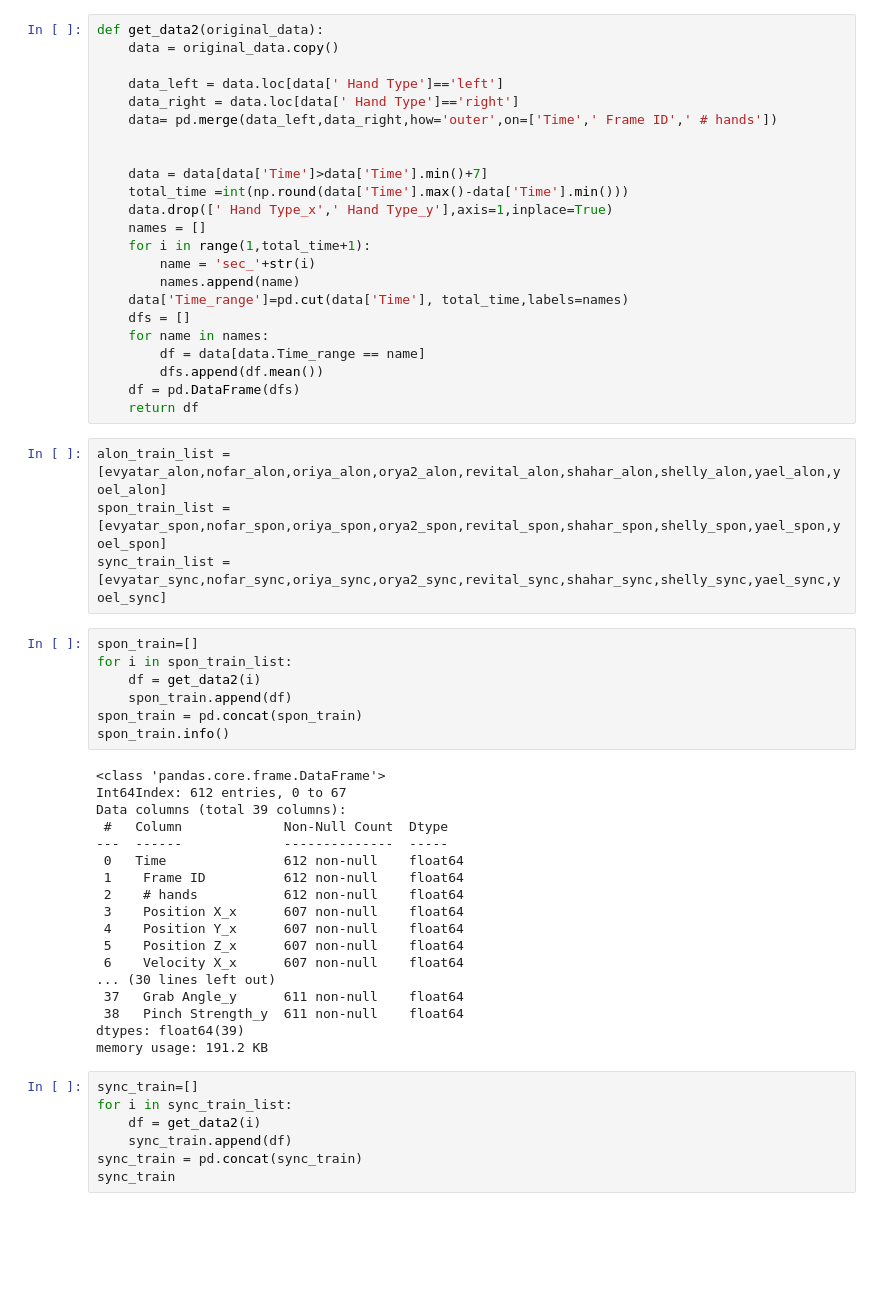
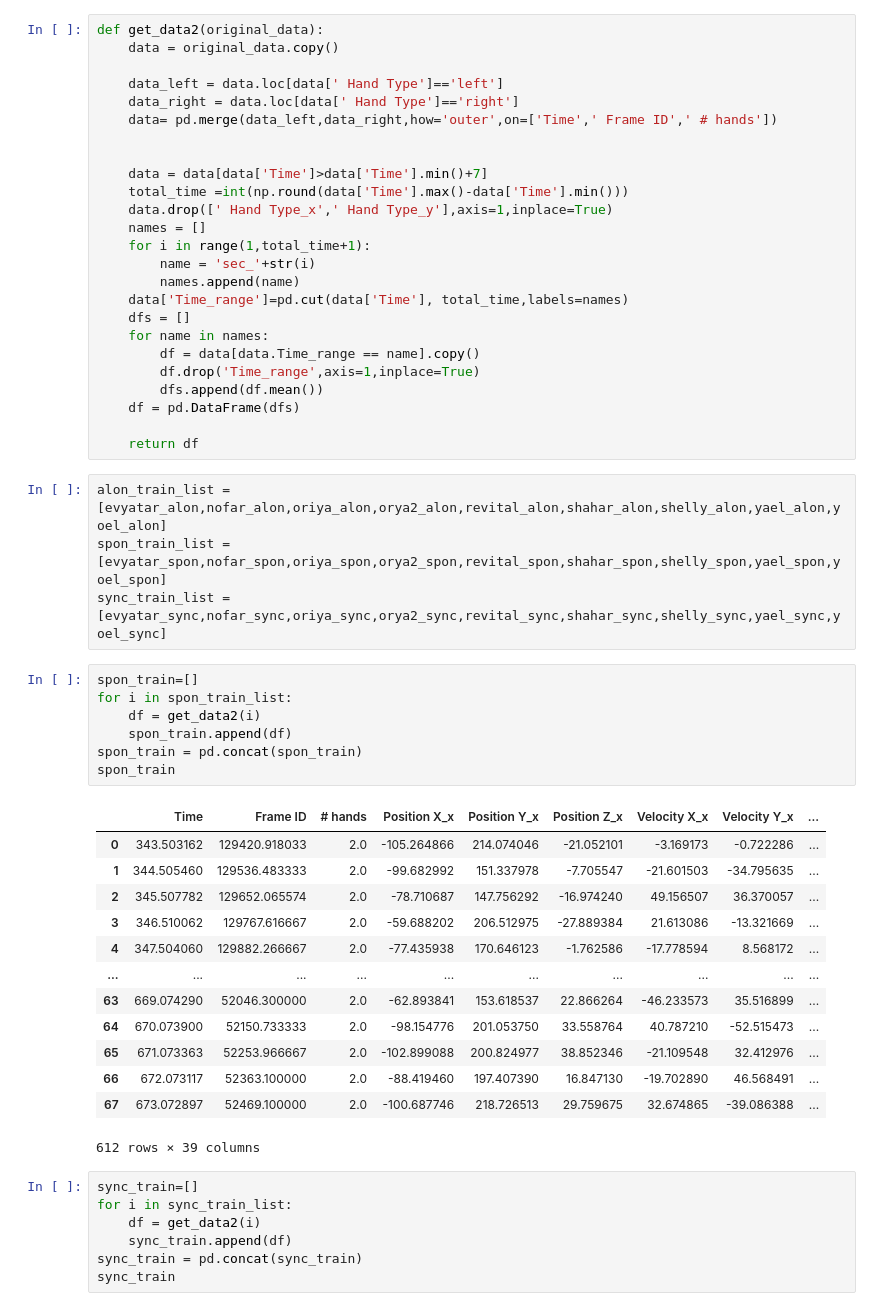
Before and after one commit to or-yitshak/Final-Project-Semester-B, a Jupyter notebook: Notebook 4.ipynb, the cells around one changed output. Saved outputs shown, nothing was run; the diff lists cells and outputs as text; blank space fills up the shorter version.

```diff
--- a/Notebook 4.ipynb
+++ b/Notebook 4.ipynb
@@ -145,9 +145,11 @@ def get_data2(original_data):
     data['Time_range']=pd.cut(data['Time'], total_time,labels=names)
     dfs = []
     for name in names:
-        df = data[data.Time_range == name]
+        df = data[data.Time_range == name].copy()
+        df.drop('Time_range',axis=1,inplace=True)
         dfs.append(df.mean())
     df = pd.DataFrame(dfs)
+
     return df
 # %%
 alon_train_list = [evyatar_alon,nofar_alon,oriya_alon,orya2_alon,revital_alon,shahar_alon,shelly_alon,yael_alon,yoel_alon]
@@ -156,28 +158,24 @@ sync_train_list = [evyatar_sync,nofar_sync,oriya_sync,orya2_sync,revital_sync,sh
 # %%
 spon_train=[]
 for i in spon_train_list:
     df = get_data2(i)
     spon_train.append(df)
 spon_train = pd.concat(spon_train)
-spon_train.info()
+spon_train
 # %% [output]
+|  | Time | Frame ID | # hands | Position X_x | Position Y_x | Position Z_x | Velocity X_x | Velocity Y_x | ... |
+| 0 | 343.503162 | 129420.918033 | 2.0 | -105.264866 | 214.074046 | -21.052101 | -3.169173 | -0.722286 | ... |
+| 1 | 344.505460 | 129536.483333 | 2.0 | -99.682992 | 151.337978 | -7.705547 | -21.601503 | -34.795635 | ... |
+| 2 | 345.507782 | 129652.065574 | 2.0 | -78.710687 | 147.756292 | -16.974240 | 49.156507 | 36.370057 | ... |
+| 3 | 346.510062 | 129767.616667 | 2.0 | -59.688202 | 206.512975 | -27.889384 | 21.613086 | -13.321669 | ... |
+| 4 | 347.504060 | 129882.266667 | 2.0 | -77.435938 | 170.646123 | -1.762586 | -17.778594 | 8.568172 | ... |
+| ... | ... | ... | ... | ... | ... | ... | ... | ... | ... |
+| 63 | 669.074290 | 52046.300000 | 2.0 | -62.893841 | 153.618537 | 22.866264 | -46.233573 | 35.516899 | ... |
+| 64 | 670.073900 | 52150.733333 | 2.0 | -98.154776 | 201.053750 | 33.558764 | 40.787210 | -52.515473 | ... |
+| 65 | 671.073363 | 52253.966667 | 2.0 | -102.899088 | 200.824977 | 38.852346 | -21.109548 | 32.412976 | ... |
+| 66 | 672.073117 | 52363.100000 | 2.0 | -88.419460 | 197.407390 | 16.847130 | -19.702890 | 46.568491 | ... |
+| 67 | 673.072897 | 52469.100000 | 2.0 | -100.687746 | 218.726513 | 29.759675 | 32.674865 | -39.086388 | ... |
-<class 'pandas.core.frame.DataFrame'>
-Int64Index: 612 entries, 0 to 67
-Data columns (total 39 columns):
- #   Column             Non-Null Count  Dtype
----  ------             --------------  -----
- 0   Time               612 non-null    float64
- 1    Frame ID          612 non-null    float64
- 2    # hands           612 non-null    float64
- 3    Position X_x      607 non-null    float64
- 4    Position Y_x      607 non-null    float64
- 5    Position Z_x      607 non-null    float64
- 6    Velocity X_x      607 non-null    float64
-... (30 lines left out)
- 37   Grab Angle_y      611 non-null    float64
- 38   Pinch Strength_y  611 non-null    float64
-dtypes: float64(39)
-memory usage: 191.2 KB
+612 rows × 39 columns
 # %%
 sync_train=[]
 for i in sync_train_list:
```
Also changed, not shown: parts of 55 cells of this notebook.
